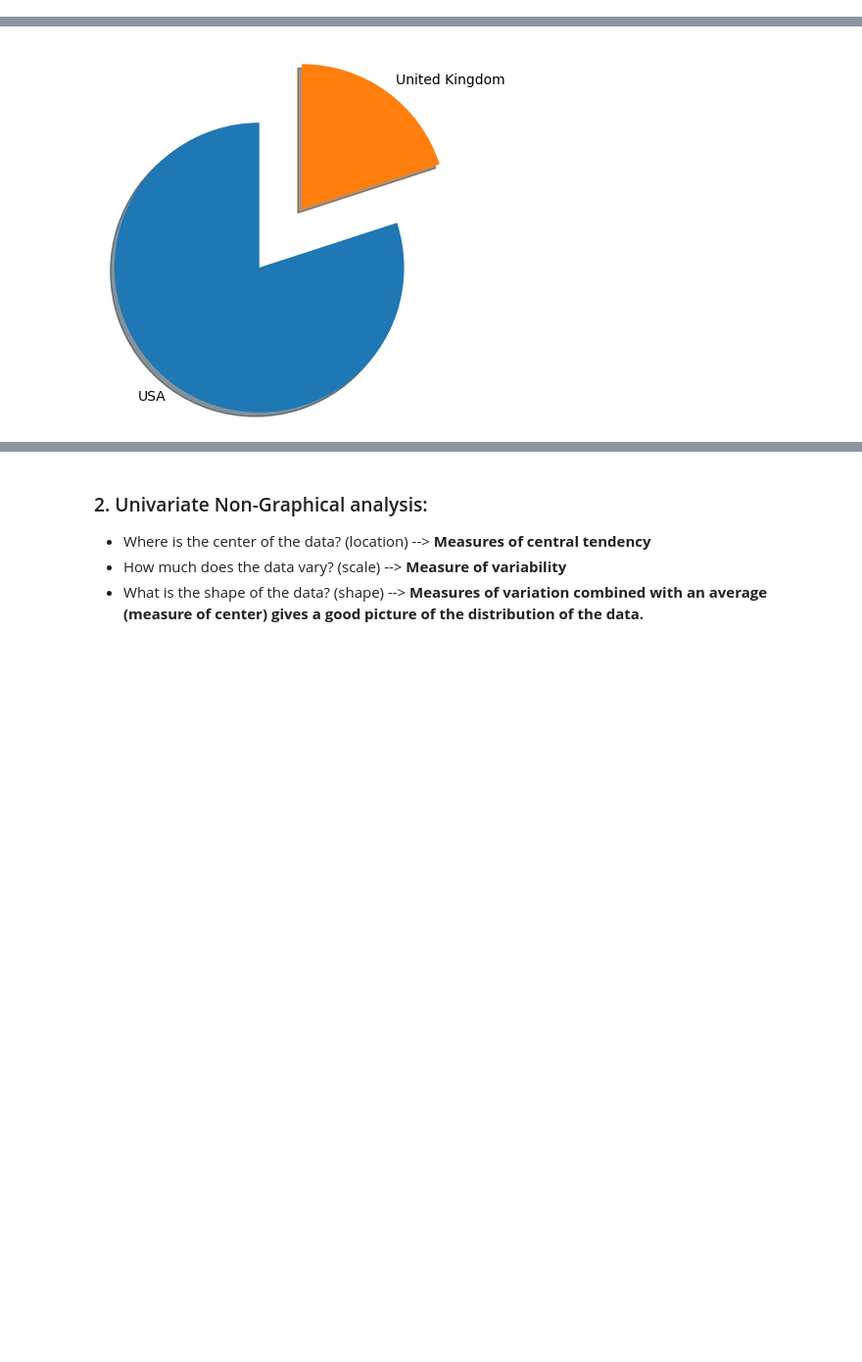
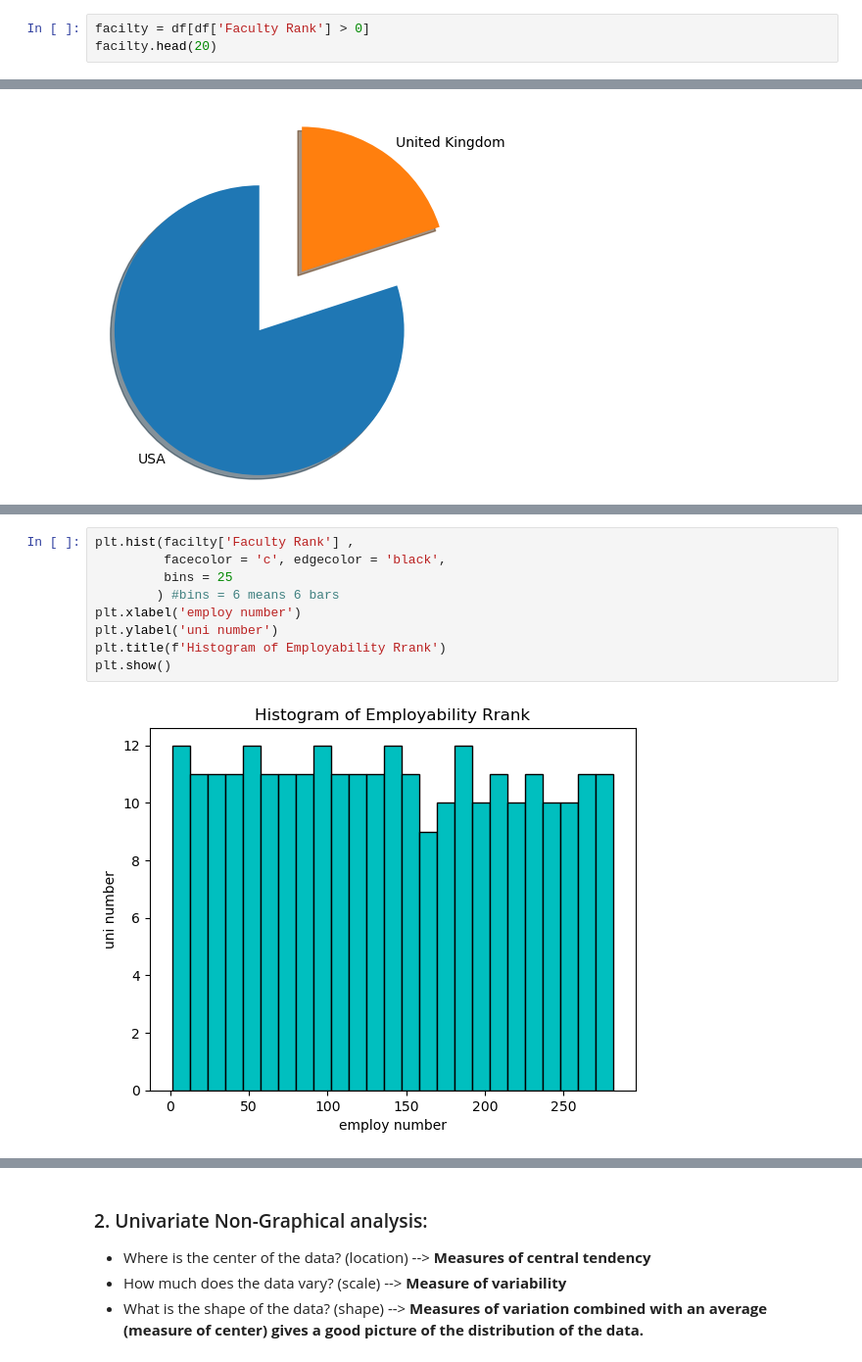
Before and after one commit to Tuwaiq-DS-ML-bootcamp-V-7/Usecase-3-Project-2, a Jupyter notebook: EDA explain template 3.ipynb, the cells around one changed output, grey strips where cells are left out. Shown at 98% size. Drawn from its saved outputs; the diff is of its cells as text; blank space fills up the shorter version.

```diff
--- a/EDA explain template 3.ipynb
+++ b/EDA explain template 3.ipynb
@@ -427,3 +388,6 @@ Location
 USA               8
 United Kingdom    2
 Name: count, dtype: int64
+# %%
+facilty = df[df['Faculty Rank'] > 0]
+facilty.head(20)
@@ -495,0 +445,11 @@ plt.show()
+# %%
+plt.hist(facilty['Faculty Rank'] ,
+         facecolor = 'c', edgecolor = 'black',
+         bins = 25
+        ) #bins = 6 means 6 bars
+plt.xlabel('employ number')
+plt.ylabel('uni number')
+plt.title(f'Histogram of Employability Rrank')
+plt.show()
+# %% [output]
+[figure, added]
```
Also changed, not shown: parts of 26 cells of this notebook.
